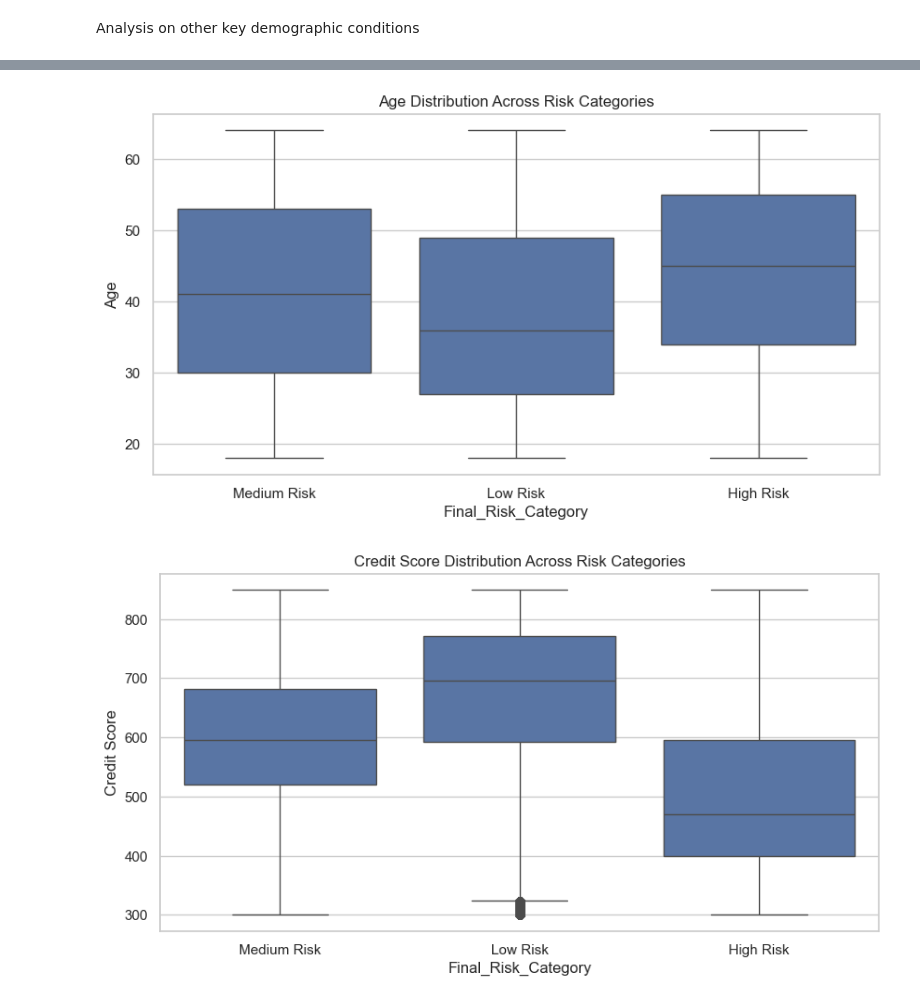
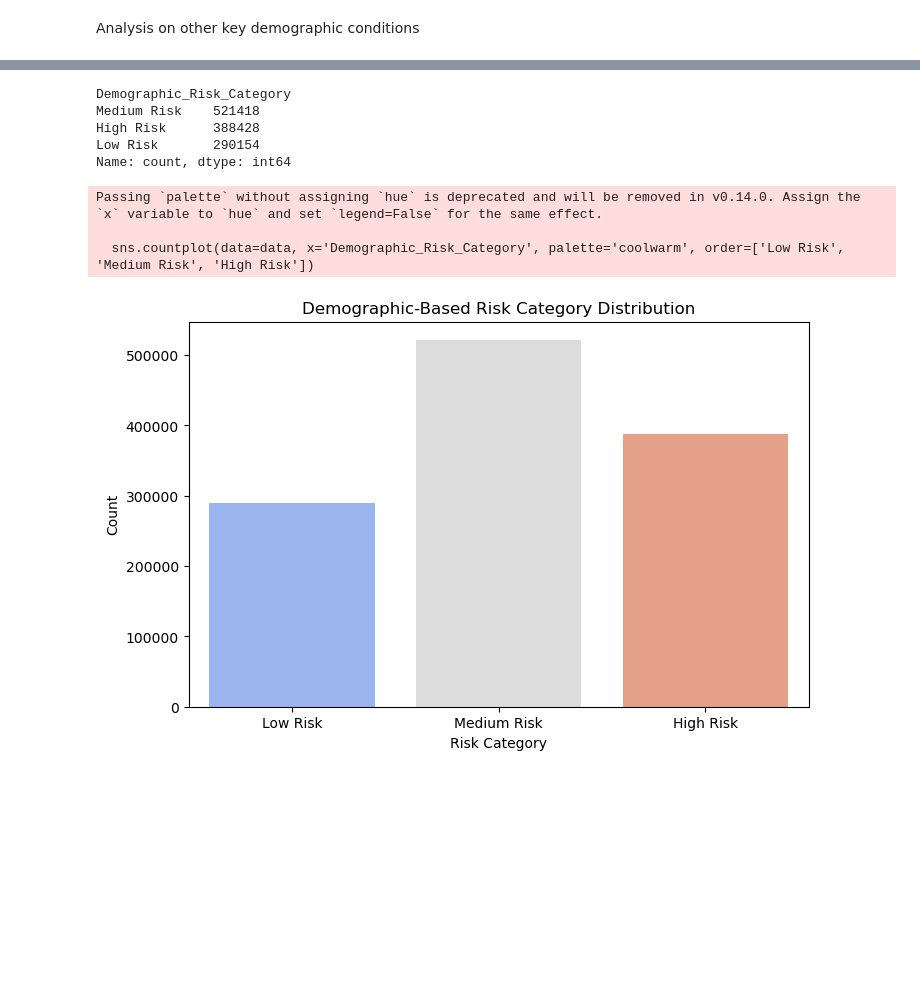
Before and after one commit to ra1croft/Acko_Insurance_Analysis, a Jupyter notebook: Acko_Insurance_Data.ipynb, the cells around one changed output, grey strips where cells are left out. Saved outputs shown, nothing was run; the diff lists cells and outputs as text; code cells hidden in the pictures; blank space fills up the shorter version.

```diff
--- a/Acko_Insurance_Data.ipynb
+++ b/Acko_Insurance_Data.ipynb
@@ -486,19 +398,61 @@ plt.show()
-# %%
-plt.figure(figsize=(10,5))
-sns.boxplot(x="Final_Risk_Category", y="Age", data=data)
-plt.title("Age Distribution Across Risk Categories")
-plt.show()
-# %% [output]
-[figure, removed]
-# %%
-plt.figure(figsize=(10,5))
-sns.boxplot(x="Final_Risk_Category", y="Credit Score", data=data)
-plt.title("Credit Score Distribution Across Risk Categories")
-plt.show()
-# %% [output]
-[figure, removed]
-# %%
-data['Total_Risk_Score'] = (data['Health_Risk_Score'] * 0.4 +
-                             data['Financial_Risk_Score'] * 0.3 +
-                             data['Lifestyle_Risk_Score'] * 0.2 +
-                             data['Age_Risk_Score'] * 0.1)
+# %%
+# Function to categorize risk based on multiple demographics
+def categorize_risk(row):
+    risk_score = 0
+
+    # Age-based risk
+    if row['Age'] >= 55:
+        risk_score += 2  # High risk
+    elif row['Age'] < 25:
+        risk_score += 1  # Medium risk
+
+    # Marital Status-based risk
+    if row['Marital Status'] == 'Formerly Married':
+        risk_score += 2
+    elif row['Marital Status'] == 'Not Married':
+        risk_score += 1
+
+    # Occupation-based risk
+    if row['Occupation'] == 'Not Currently Working':
+        risk_score += 2
+    elif row['Occupation'] == 'Business':
+        risk_score += 1
+
+    # Location-based risk
+    if row['Location'] == 'Tier-3':
+        risk_score += 2
+    elif row['Location'] == 'Tier-2':
+        risk_score += 1
+
+    # Final risk classification
+    if risk_score >= 4:
+        return 'High Risk'
+    elif 2 <= risk_score < 4:
+        return 'Medium Risk'
+    else:
+        return 'Low Risk'
+
+# Apply risk categorization
+data['Demographic_Risk_Category'] = data.apply(categorize_risk, axis=1)
+
+# Display risk category counts
+demographic_risk_counts = data['Demographic_Risk_Category'].value_counts()
+print(demographic_risk_counts)
+
+# Plot Demographic-Based Risk Distribution
+plt.figure(figsize=(8,5))
+sns.countplot(data=data, x='Demographic_Risk_Category', palette='coolwarm', order=['Low Risk', 'Medium Risk', 'High Risk'])
+plt.title("Demographic-Based Risk Category Distribution")
+plt.xlabel("Risk Category")
+plt.ylabel("Count")
+plt.show()
+# %% [output]
+Demographic_Risk_Category
+Medium Risk    521418
+High Risk      388428
+Low Risk       290154
+Name: count, dtype: int64
+Passing `palette` without assigning `hue` is deprecated and will be removed in v0.14.0. Assign the `x` variable to `hue` and set `legend=False` for the same effect.
+
+  sns.countplot(data=data, x='Demographic_Risk_Category', palette='coolwarm', order=['Low Risk', 'Medium Risk', 'High Risk'])
+[figure, added]
```
Also changed, not shown: parts of 16 cells of this notebook, 2 other files.
